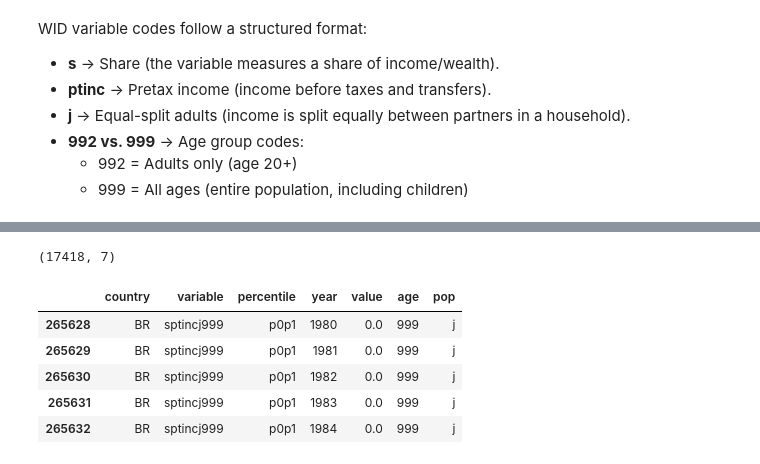
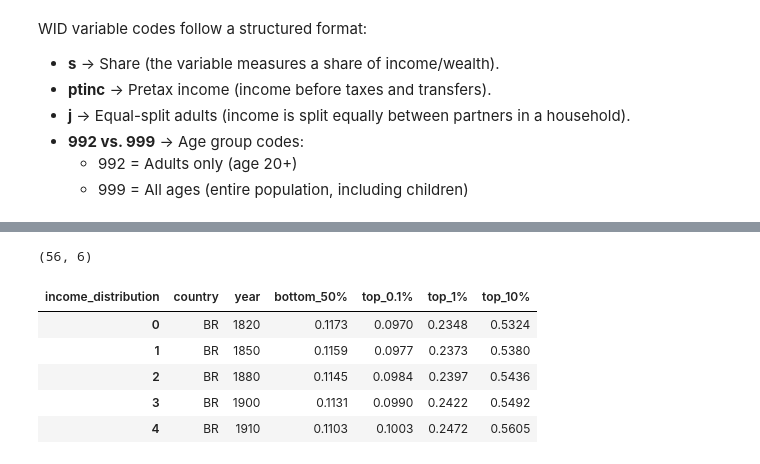
Before and after one commit to princeixr/Income_inequality, a Jupyter notebook: 602_indicators.ipynb, the cells around one changed output, grey strips where cells are left out. Cells and saved outputs as stored; diff of their text form; code cells hidden in the pictures.

```diff
--- a/602_indicators.ipynb
+++ b/602_indicators.ipynb
@@ -164,0 +143,14 @@ brazil.head()
+# %%
+ind_df = pd.read_csv("WID_data_IN.csv", sep=";")
+bzl_df = pd.read_csv("WID_data_BR.csv", sep=";")
+usa_df = pd.read_csv("WID_data_US.csv", sep=";")
+chn_df = pd.read_csv("WID_data_CN.csv", sep=";")
+nld_df = pd.read_csv("WID_data_NL.csv", sep=";")
+saf_df = pd.read_csv("WID_data_ZA.csv", sep=";")
+
+print(f"Shape of India DataFrame: {ind_df.shape}")
+print(f"Shape of Brazil DataFrame: {bzl_df.shape}")
+print(f"Shape of USA DataFrame: {usa_df.shape}")
+print(f"Shape of China DataFrame: {chn_df.shape}")
+print(f"Shape of Netherlands DataFrame: {nld_df.shape}")
+print(f"Shape of South Africa DataFrame: {saf_df.shape}")
@@ -173,0 +206,3 @@ WID variable codes follow a structured format:
+# %%
+df_combined[['p_start', 'p_end']] = df_combined['percentile'].str.extract(r'p(\d+\.?\d*)p(\d+\.?\d*)').astype("float")
+df_combined.head()
@@ -173,0 +216,13 @@ WID variable codes follow a structured format:
+# %%
+# Filtering top 10%, top 1%, top 0.1%, and bottom 50%
+top_10 = df_combined[(df_combined['p_start'] == 90) & (df_combined['p_end'] == 100)].reset_index(drop=True)
+top_1 = df_combined[(df_combined['p_start'] == 99) & (df_combined['p_end'] == 100)].reset_index(drop=True)
+top_0_1 = df_combined[(df_combined['p_start'] == 99.9) & (df_combined['p_end'] == 100)].reset_index(drop=True)
+bottom_50 = df_combined[(df_combined['p_start'] == 0) & (df_combined['p_end'] == 50)].reset_index(drop=True)
+
+df_income_summary = pd.concat([top_10, top_1, top_0_1, bottom_50], ignore_index=True)
+df_income_summary['income_distribution'] = np.where(df_income_summary['p_start'] == 90, 'top_10%',
+                                        np.where(df_income_summary['p_start'] == 99, 'top_1%',
+                                        np.where(df_income_summary['p_start'] == 99.9, 'top_0.1%',
+                                        np.where(df_income_summary['p_start'] == 0, 'bottom_50%', 'other'))))
+df_income_summary
@@ -173,0 +243,7 @@ WID variable codes follow a structured format:
+# %%
+df_wide = df_income_summary.pivot_table(
+    index=['country','year'],
+    columns='income_distribution',
+    values='value'
+).reset_index(drop=False)
+df_wide
@@ -174,13 +264,13 @@ WID variable codes follow a structured format:
 # %%
 # we will only be calculating income share : sptinc999 = share of national income for all ages
-brazil = brazil[brazil['variable'] == 'sptincj999']
-print(brazil.shape)
-brazil.head()
+brazil_inequality = df_wide[df_wide['country'] == 'BR']
+print(brazil_inequality.shape)
+brazil_inequality.head()
 # %% [output]
-(17418, 7)
+(56, 6)
-|  | country | variable | percentile | year | value | age | pop |
-| 265628 | BR | sptincj999 | p0p1 | 1980 | 0.0 | 999 | j |
-| 265629 | BR | sptincj999 | p0p1 | 1981 | 0.0 | 999 | j |
-| 265630 | BR | sptincj999 | p0p1 | 1982 | 0.0 | 999 | j |
-| 265631 | BR | sptincj999 | p0p1 | 1983 | 0.0 | 999 | j |
-| 265632 | BR | sptincj999 | p0p1 | 1984 | 0.0 | 999 | j |
+| income_distribution | country | year | bottom_50% | top_0.1% | top_1% | top_10% |
+| 0 | BR | 1820 | 0.1173 | 0.0970 | 0.2348 | 0.5324 |
+| 1 | BR | 1850 | 0.1159 | 0.0977 | 0.2373 | 0.5380 |
+| 2 | BR | 1880 | 0.1145 | 0.0984 | 0.2397 | 0.5436 |
+| 3 | BR | 1900 | 0.1131 | 0.0990 | 0.2422 | 0.5492 |
+| 4 | BR | 1910 | 0.1103 | 0.1003 | 0.2472 | 0.5605 |
```
Also changed, not shown: parts of 17 cells of this notebook.
